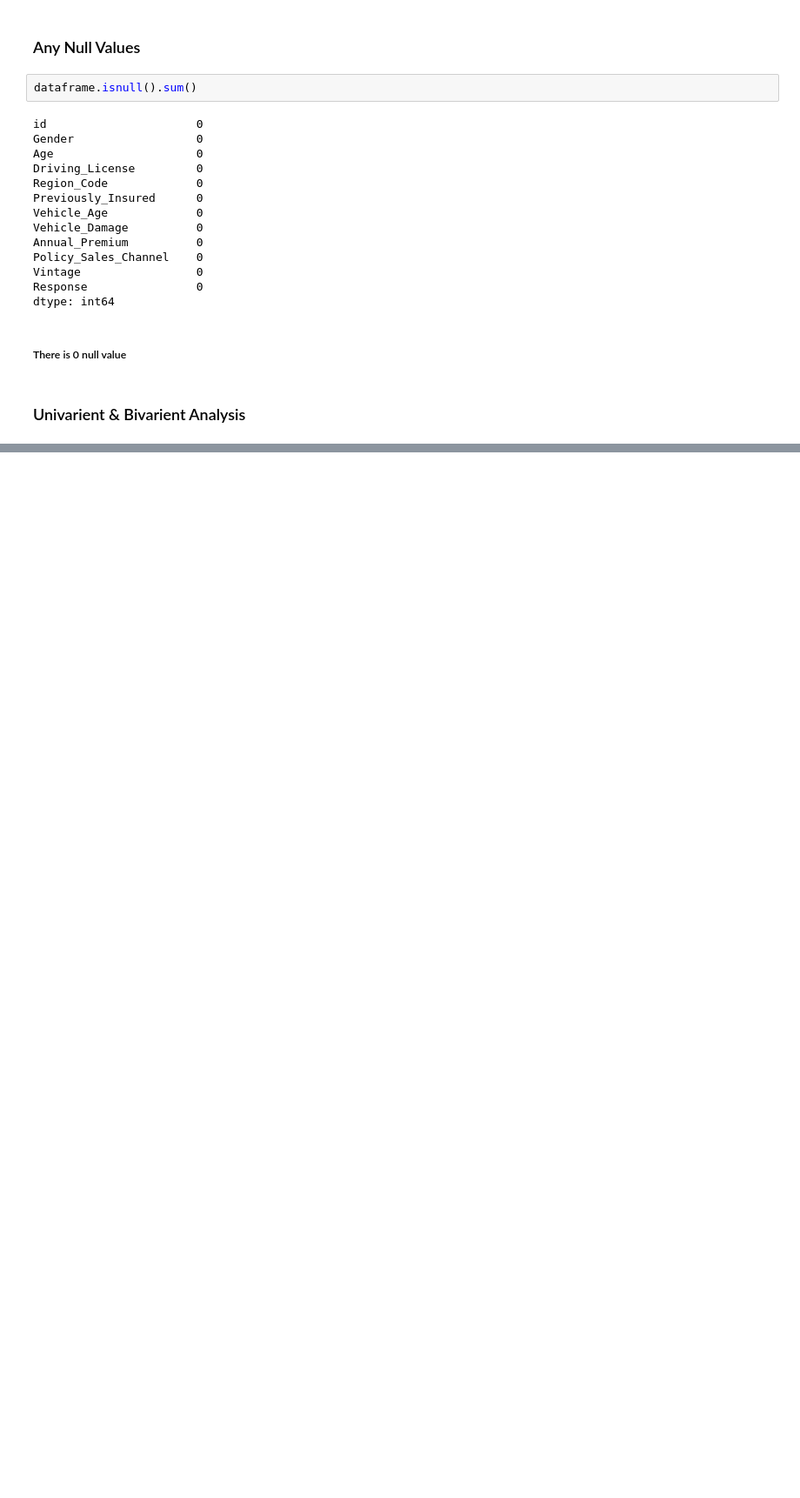
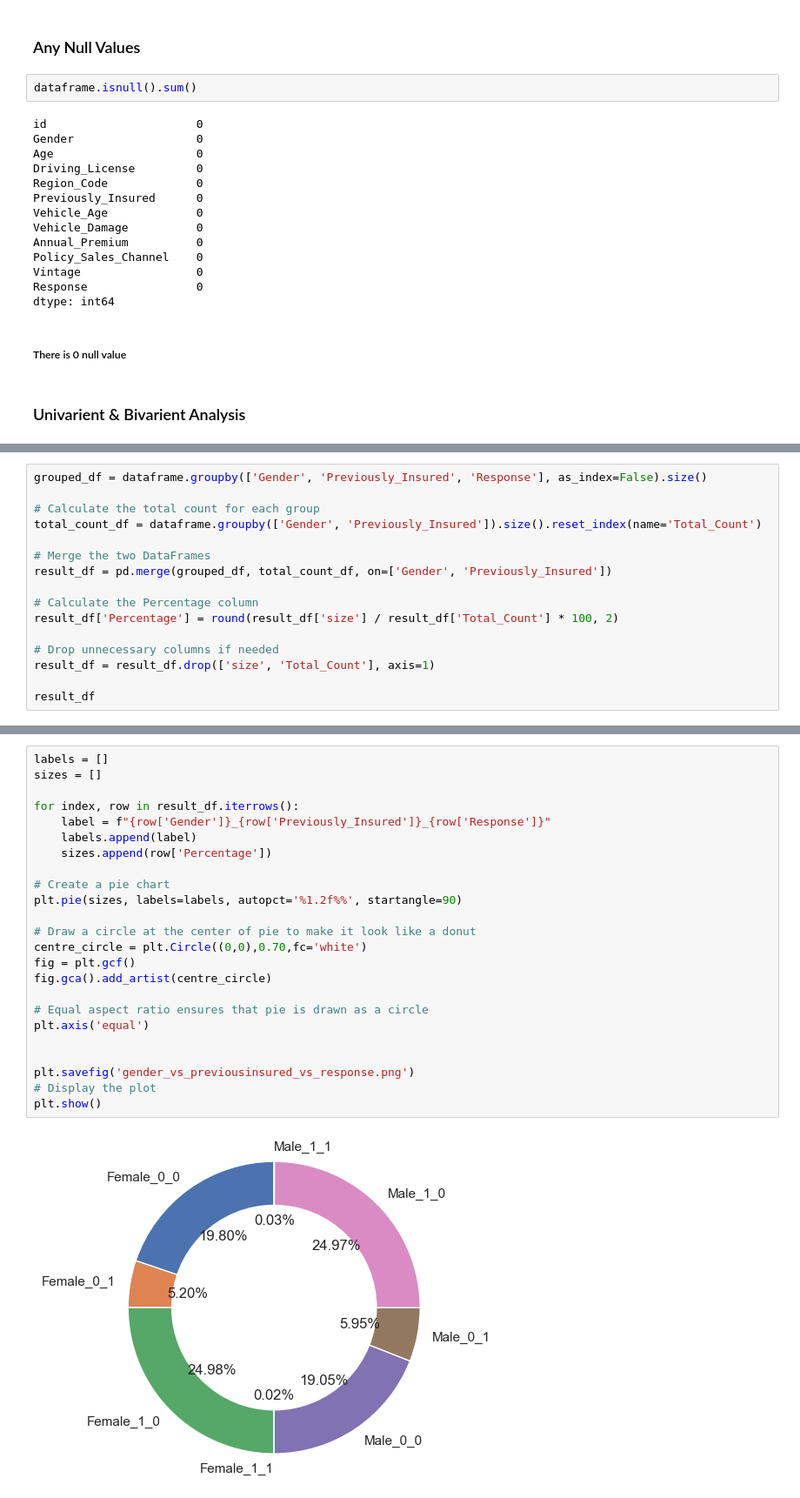
Before and after one commit to saifghostrider454/VehicleInsurancePrediction, a Jupyter notebook: EDA/eda.ipynb, the cells around one changed output, grey strips where cells are left out. Shown at 87% size. Cells and saved outputs as stored; diff of their text form; blank space fills up the shorter version.

```diff
--- a/EDA/eda.ipynb
+++ b/EDA/eda.ipynb
@@ -118,0 +191,16 @@ plt.show()
+# %%
+grouped_df = dataframe.groupby(['Gender', 'Previously_Insured', 'Response'], as_index=False).size()
+
+# Calculate the total count for each group
+total_count_df = dataframe.groupby(['Gender', 'Previously_Insured']).size().reset_index(name='Total_Count')
+
+# Merge the two DataFrames
+result_df = pd.merge(grouped_df, total_count_df, on=['Gender', 'Previously_Insured'])
+
+# Calculate the Percentage column
+result_df['Percentage'] = round(result_df['size'] / result_df['Total_Count'] * 100, 2)
+
+# Drop unnecessary columns if needed
+result_df = result_df.drop(['size', 'Total_Count'], axis=1)
+
+result_df
@@ -118,0 +217,26 @@ plt.show()
+# %%
+labels = []
+sizes = []
+
+for index, row in result_df.iterrows():
+    label = f"{row['Gender']}_{row['Previously_Insured']}_{row['Response']}"
+    labels.append(label)
+    sizes.append(row['Percentage'])
+
+# Create a pie chart
+plt.pie(sizes, labels=labels, autopct='%1.2f%%', startangle=90)
+
+# Draw a circle at the center of pie to make it look like a donut
+centre_circle = plt.Circle((0,0),0.70,fc='white')
+fig = plt.gcf()
+fig.gca().add_artist(centre_circle)
+
+# Equal aspect ratio ensures that pie is drawn as a circle
+plt.axis('equal')
+
+
+plt.savefig('gender_vs_previousinsured_vs_response.png')
+# Display the plot
+plt.show()
+# %% [output]
+[figure, added]
```
Also changed, not shown: parts of 13 cells of this notebook, 6 other files.
